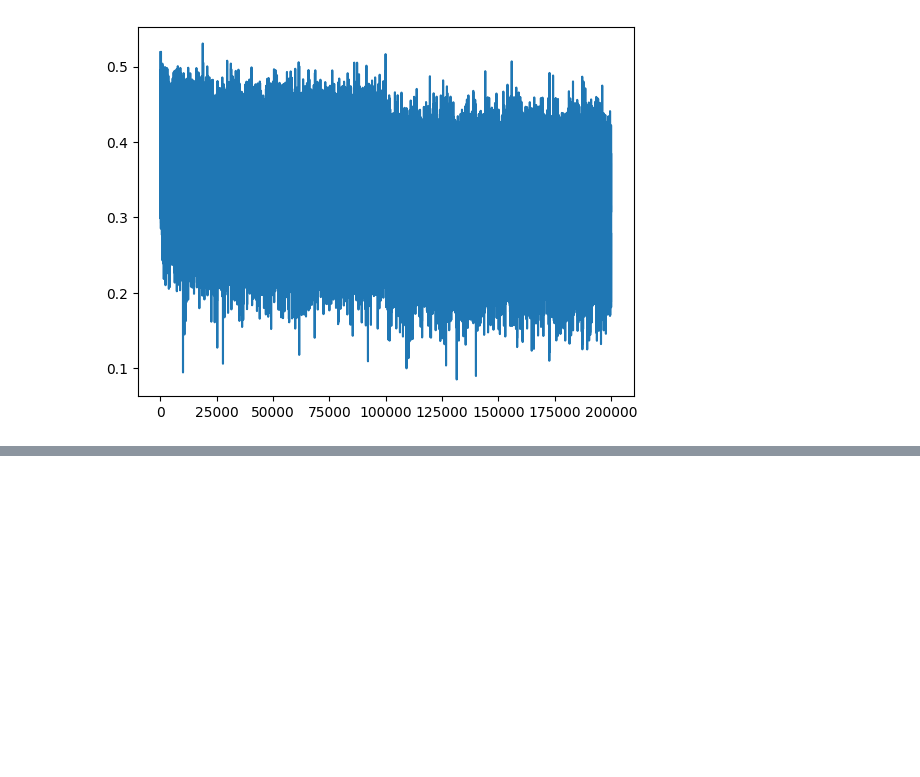
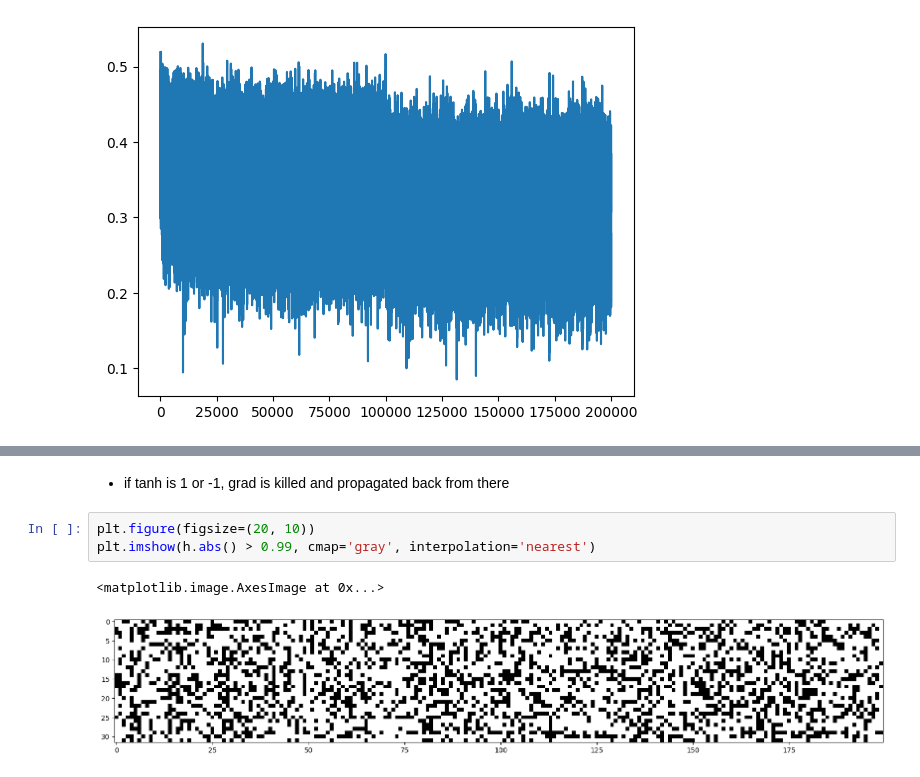
Before and after one commit to VomV/NLP, a Jupyter notebook: LangModels/mlp_act_grad_batchnorm.ipynb, the cells around one changed output, grey strips where cells are left out. Drawn from its saved outputs; the diff is of its cells as text; blank space fills up the shorter version.

```diff
--- a/LangModels/mlp_act_grad_batchnorm.ipynb
+++ b/LangModels/mlp_act_grad_batchnorm.ipynb
@@ -307,0 +368,8 @@ plt.plot(lossi)
+# %% [markdown]
+- if tanh is 1 or -1, grad is killed and propagated back from there
+# %%
+plt.figure(figsize=(20, 10))
+plt.imshow(h.abs() > 0.99, cmap='gray', interpolation='nearest')
+# %% [output]
+<matplotlib.image.AxesImage at 0x...>
+[figure, added]
```
Also changed, not shown: parts of 5 cells of this notebook.
